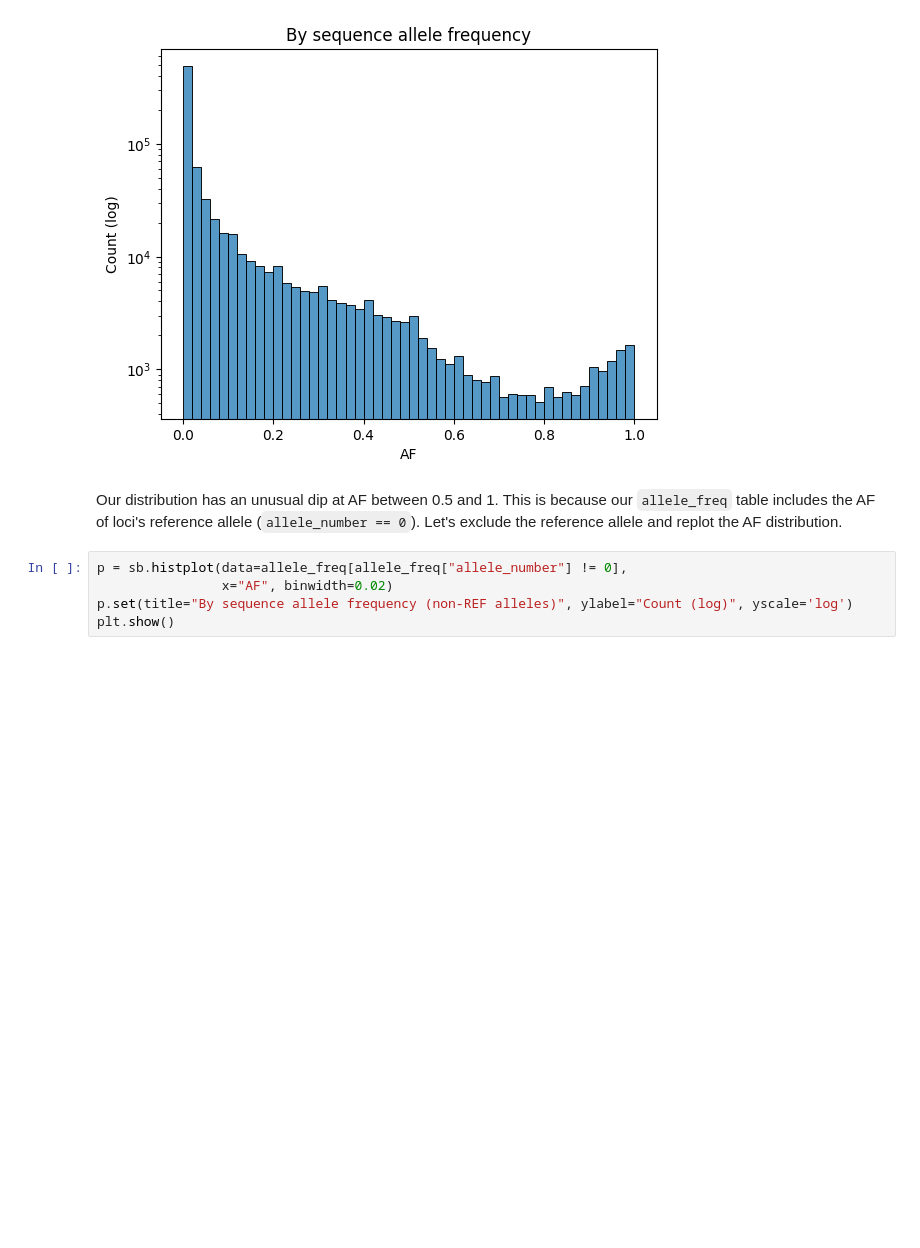
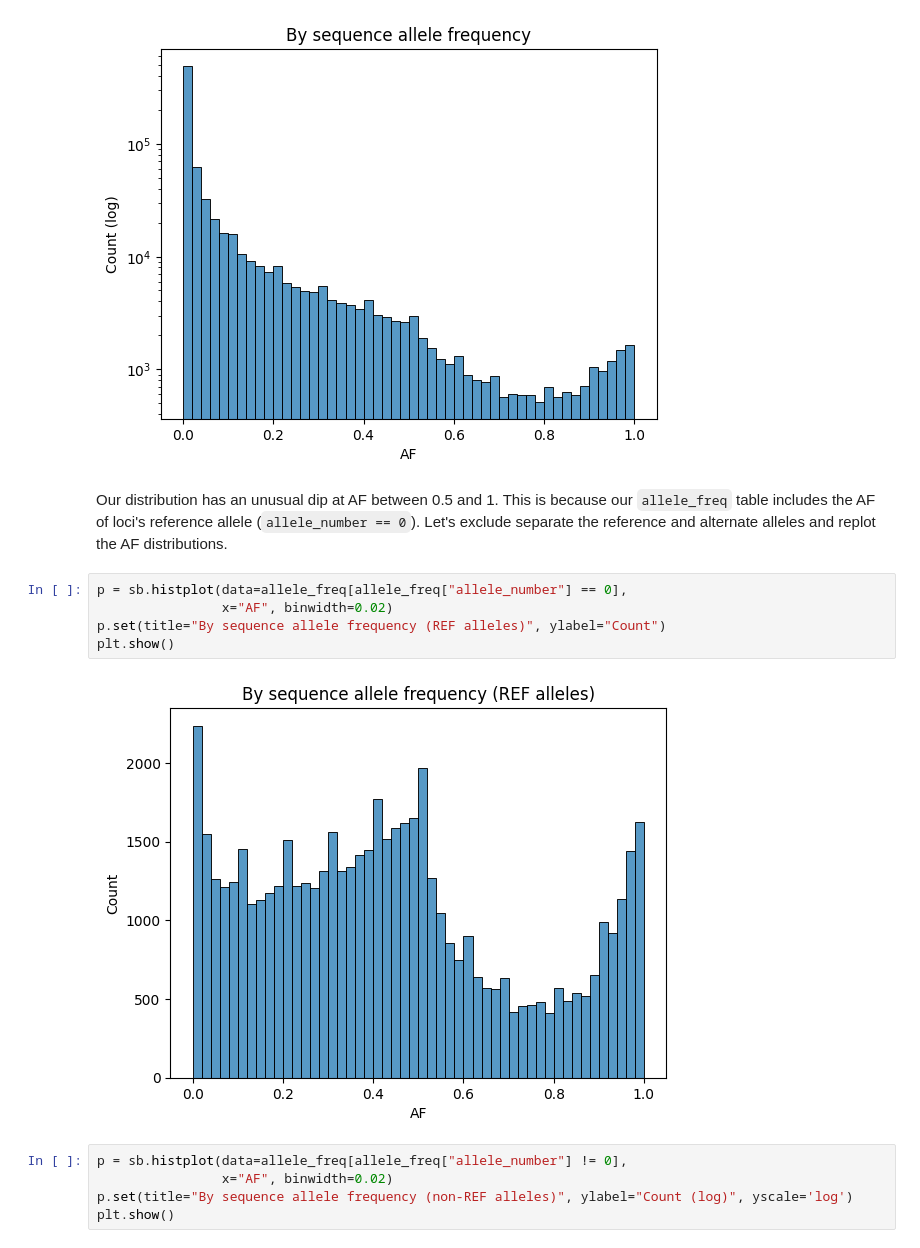
Before and after one commit to PacificBiosciences/trgt, a Jupyter notebook: notebooks/AlleleSummaries.ipynb, the cells around one changed output. Drawn from its saved outputs; the diff is of its cells as text; blank space fills up the shorter version.

```diff
--- a/notebooks/AlleleSummaries.ipynb
+++ b/notebooks/AlleleSummaries.ipynb
@@ -49,7 +87,14 @@ plt.show()
 # %% [output]
 [figure]
 # %% [markdown]
-Our distribution has an unusual dip at AF between 0.5 and 1. This is because our `allele_freq` table includes the AF of loci's reference allele (`allele_number == 0`). Let's exclude the reference allele and replot the AF distribution.
+Our distribution has an unusual dip at AF between 0.5 and 1. This is because our `allele_freq` table includes the AF of loci's reference allele (`allele_number == 0`). Let's exclude separate the reference and alternate alleles and replot the AF distributions.
+# %%
+p = sb.histplot(data=allele_freq[allele_freq["allele_number"] == 0],
+                x="AF", binwidth=0.02)
+p.set(title="By sequence allele frequency (REF alleles)", ylabel="Count")
+plt.show()
+# %% [output]
+[figure, added]
 # %%
 p = sb.histplot(data=allele_freq[allele_freq["allele_number"] != 0],
                 x="AF", binwidth=0.02)
```
Also changed, not shown: parts of 6 cells of this notebook, 1 other file.
